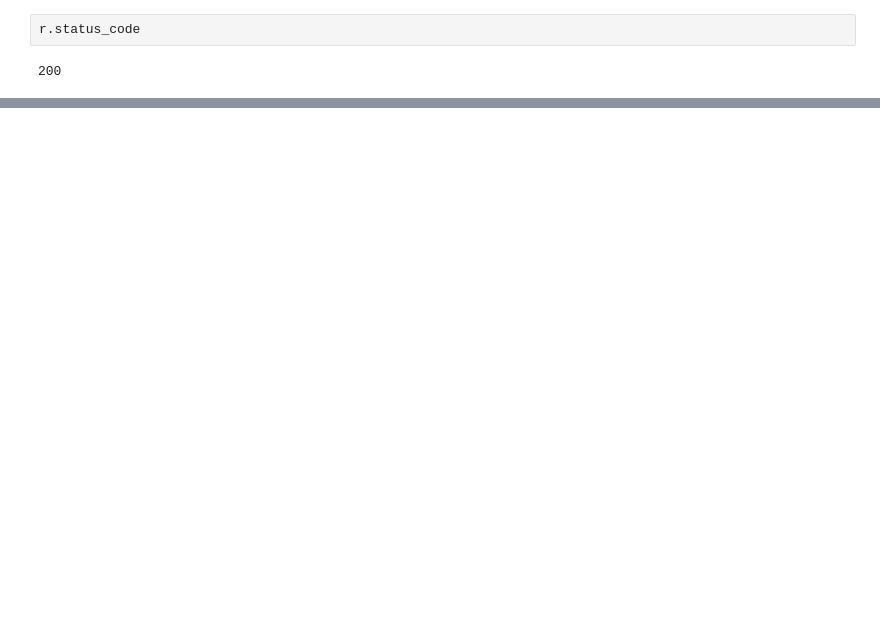
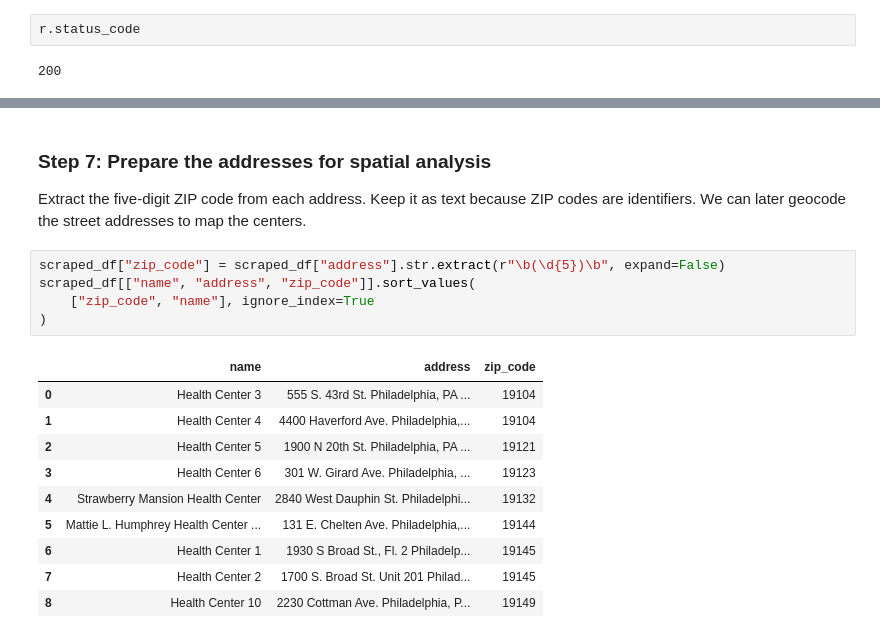
Before and after one commit to DOGZzl1xy/MUSA-5500-Geospatial-Data-Science-Python, a Jupyter notebook: public/labs/week-9-web-scraping/lecture-9A.ipynb, the cells around one changed output, grey strips where cells are left out. Cells and saved outputs as stored; diff of their text form; blank space fills up the shorter version.

```diff
--- a/public/labs/week-9-web-scraping/lecture-9A.ipynb
+++ b/public/labs/week-9-web-scraping/lecture-9A.ipynb
@@ -594,0 +499,20 @@ scraped_df.sort_values("foodborne_count", ascending=False, ignore_index=True)
+# %% [markdown]
+### Step 7: Prepare the addresses for spatial analysis
+
+Extract the five-digit ZIP code from each address. Keep it as text because ZIP codes are identifiers. We can later geocode the street addresses to map the centers.
+# %%
+scraped_df["zip_code"] = scraped_df["address"].str.extract(r"\b(\d{5})\b", expand=False)
+scraped_df[["name", "address", "zip_code"]].sort_values(
+    ["zip_code", "name"], ignore_index=True
+)
+# %% [output]
+|  | name | address | zip_code |
+| 0 | Health Center 3 | 555 S. 43rd St. Philadelphia, PA ... | 19104 |
+| 1 | Health Center 4 | 4400 Haverford Ave. Philadelphia,... | 19104 |
+| 2 | Health Center 5 | 1900 N 20th St. Philadelphia, PA ... | 19121 |
+| 3 | Health Center 6 | 301 W. Girard Ave. Philadelphia, ... | 19123 |
+| 4 | Strawberry Mansion Health Center | 2840 West Dauphin St. Philadelphi... | 19132 |
+| 5 | Mattie L. Humphrey Health Center ... | 131 E. Chelten Ave. Philadelphia,... | 19144 |
+| 6 | Health Center 1 | 1930 S Broad St., Fl. 2 Philadelp... | 19145 |
+| 7 | Health Center 2 | 1700 S. Broad St. Unit 201 Philad... | 19145 |
+| 8 | Health Center 10 | 2230 Cottman Ave. Philadelphia, P... | 19149 |
```
Also changed, not shown: parts of 78 cells of this notebook, 1 other file.
